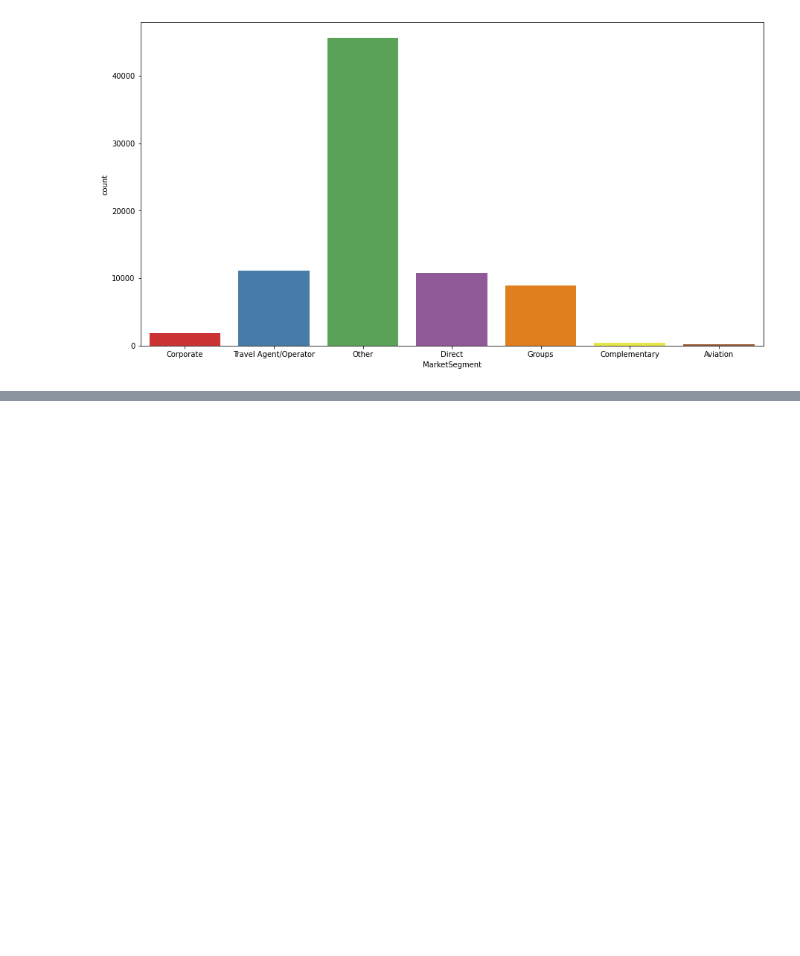
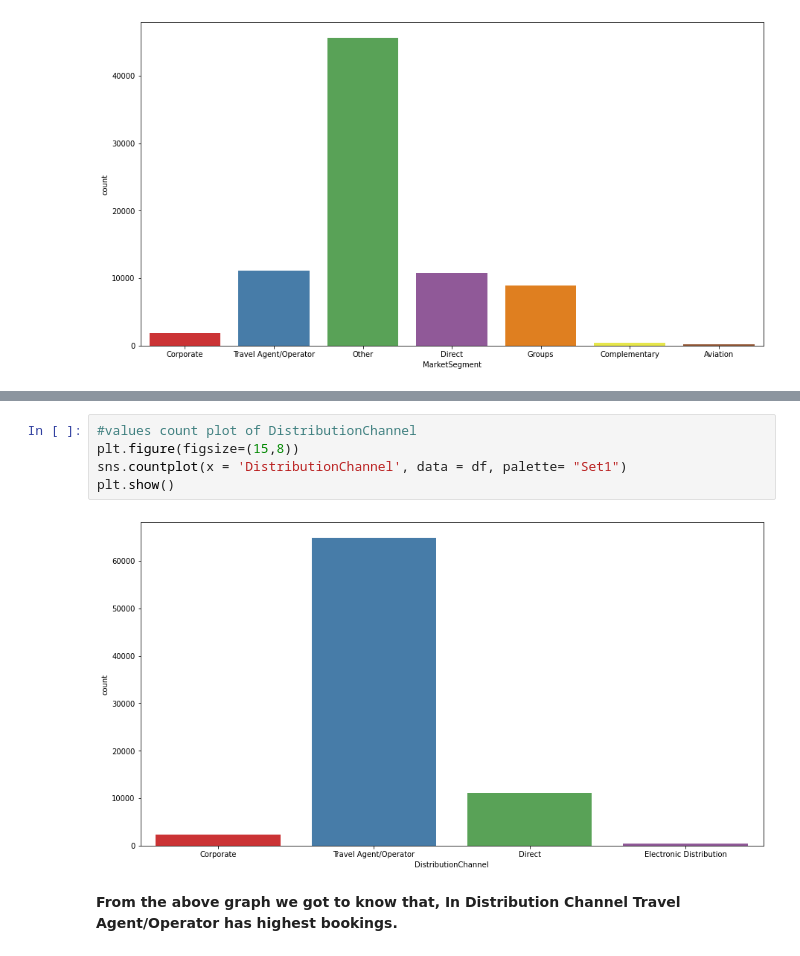
Before and after one commit to vivvvek24/Junior-Data-Scientist-Assignment, a Jupyter notebook: Junior_Data_Scientist_Assignment.ipynb, the cells around one changed output, grey strips where cells are left out. Cells and saved outputs as stored; diff of their text form; blank space fills up the shorter version.

```diff
--- a/Junior_Data_Scientist_Assignment.ipynb
+++ b/Junior_Data_Scientist_Assignment.ipynb
@@ -240,0 +259,9 @@ plt.show()
+# %%
+#values count plot of DistributionChannel
+plt.figure(figsize=(15,8))
+sns.countplot(x = 'DistributionChannel', data = df, palette= "Set1")
+plt.show()
+# %% [output]
+[figure, added]
+# %% [markdown]
+**From the above graph we got to know that, In Distribution Channel Travel Agent/Operator has highest bookings.**
```
Also changed, not shown: parts of 40 cells of this notebook.
